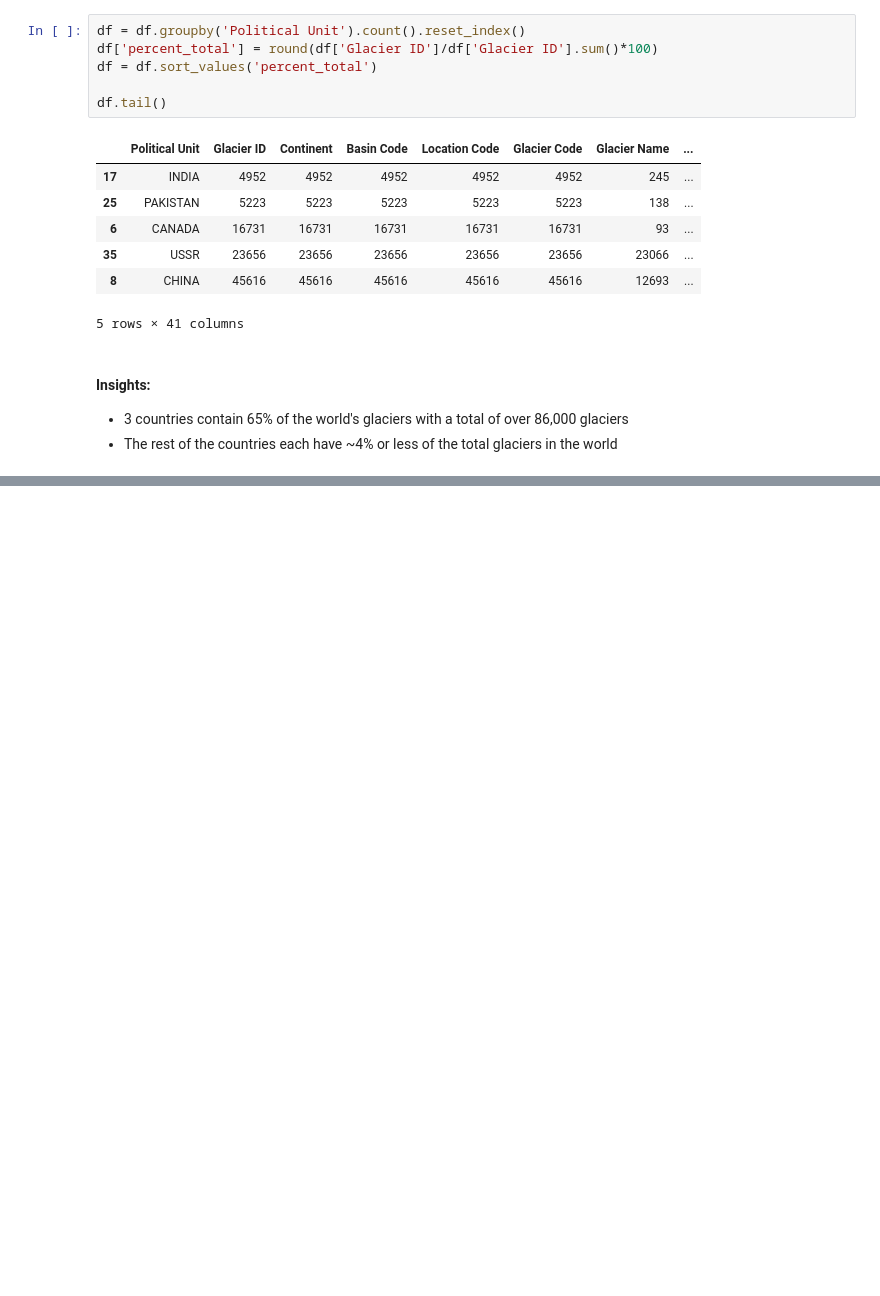
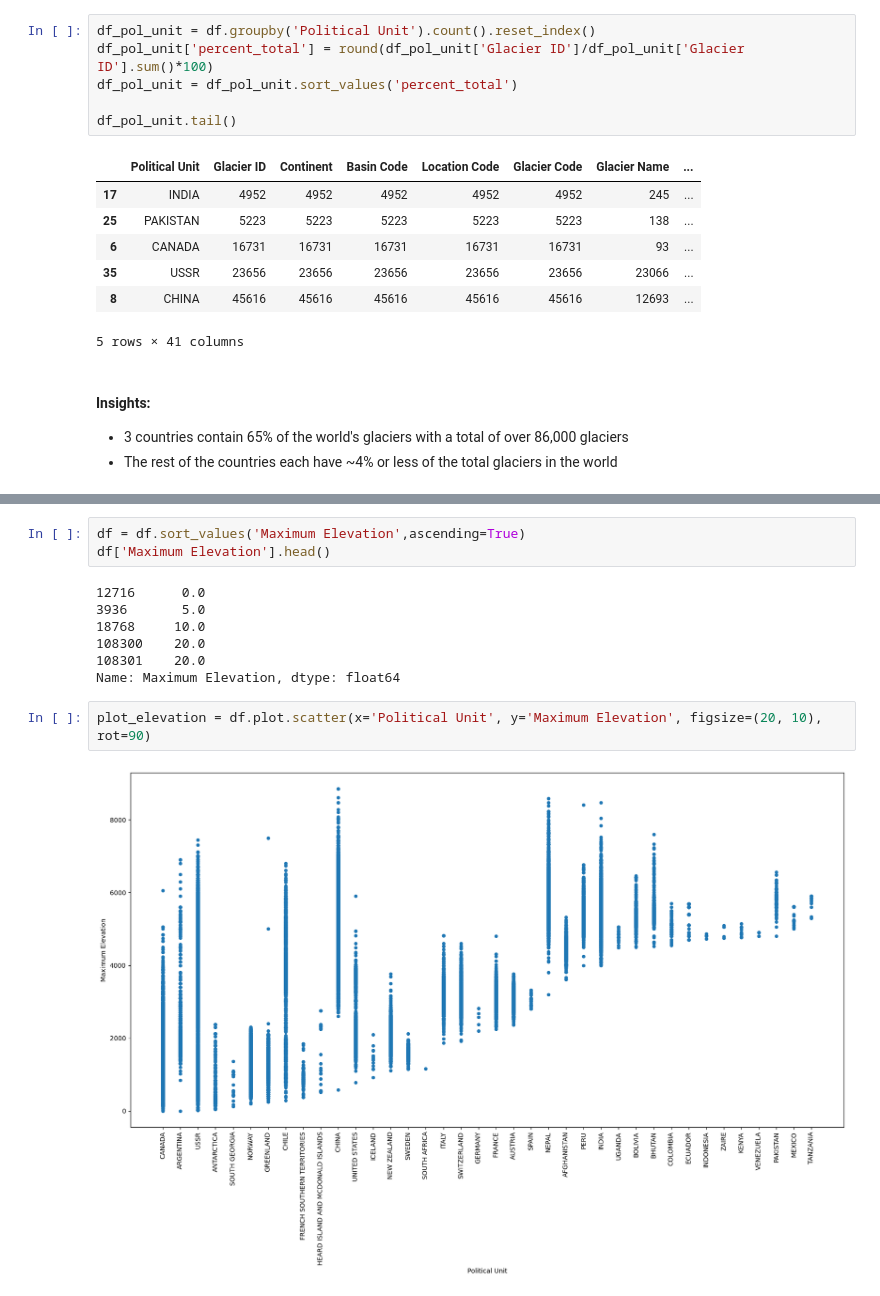
Before and after one commit to wbb-67/World-Glacier-Inventory-Data, a Jupyter notebook: World Glacier Inventory Data.ipynb, the cells around one changed output, grey strips where cells are left out. Saved outputs shown, nothing was run; the diff lists cells and outputs as text; blank space fills up the shorter version.

```diff
--- a/World Glacier Inventory Data.ipynb
+++ b/World Glacier Inventory Data.ipynb
@@ -65,11 +65,11 @@ gdf.plot(ax=world.plot(figsize=(10, 6)), marker='o', color='green', markersize=1
 <AxesSubplot:>
 [figure]
 # %%
-df = df.groupby('Political Unit').count().reset_index()
-df['percent_total'] = round(df['Glacier ID']/df['Glacier ID'].sum()*100)
-df = df.sort_values('percent_total')
+df_pol_unit = df.groupby('Political Unit').count().reset_index()
+df_pol_unit['percent_total'] = round(df_pol_unit['Glacier ID']/df_pol_unit['Glacier ID'].sum()*100)
+df_pol_unit = df_pol_unit.sort_values('percent_total')
 
-df.tail()
+df_pol_unit.tail()
 # %% [output]
 |  | Political Unit | Glacier ID | Continent | Basin Code | Location Code | Glacier Code | Glacier Name | ... |
 | 17 | INDIA | 4952 | 4952 | 4952 | 4952 | 4952 | 245 | ... |
@@ -87,2 +87,16 @@ plot_count = df.plot.bar(x='Political Unit', y='Glacier ID', figsize=(20, 10), r
 # %% [output]
 [figure]
+# %%
+df = df.sort_values('Maximum Elevation',ascending=True)
+df['Maximum Elevation'].head()
+# %% [output]
+12716      0.0
+3936       5.0
+18768     10.0
+108300    20.0
+108301    20.0
+Name: Maximum Elevation, dtype: float64
+# %%
+plot_elevation = df.plot.scatter(x='Political Unit', y='Maximum Elevation', figsize=(20, 10), rot=90)
+# %% [output]
+[figure, added]
```
Also changed, not shown: parts of 1 cell of this notebook.
